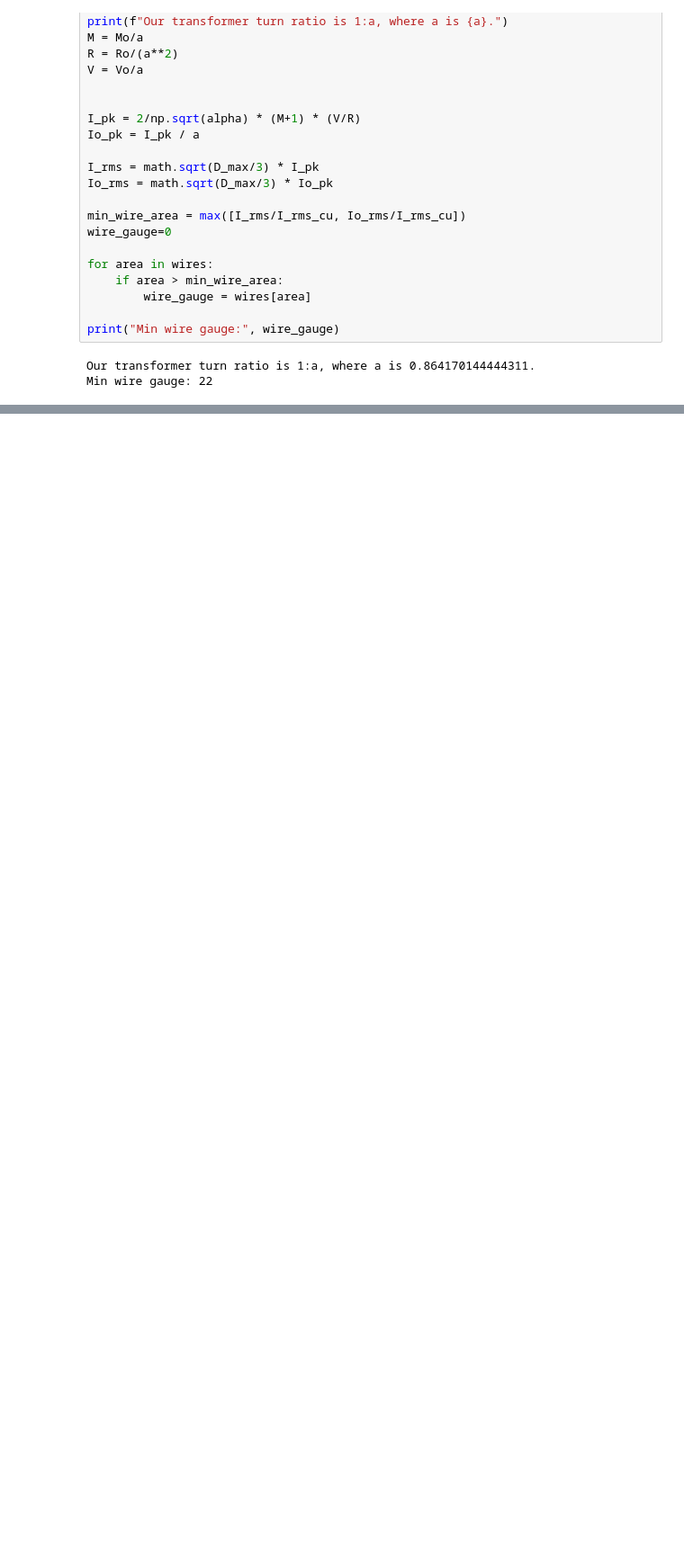
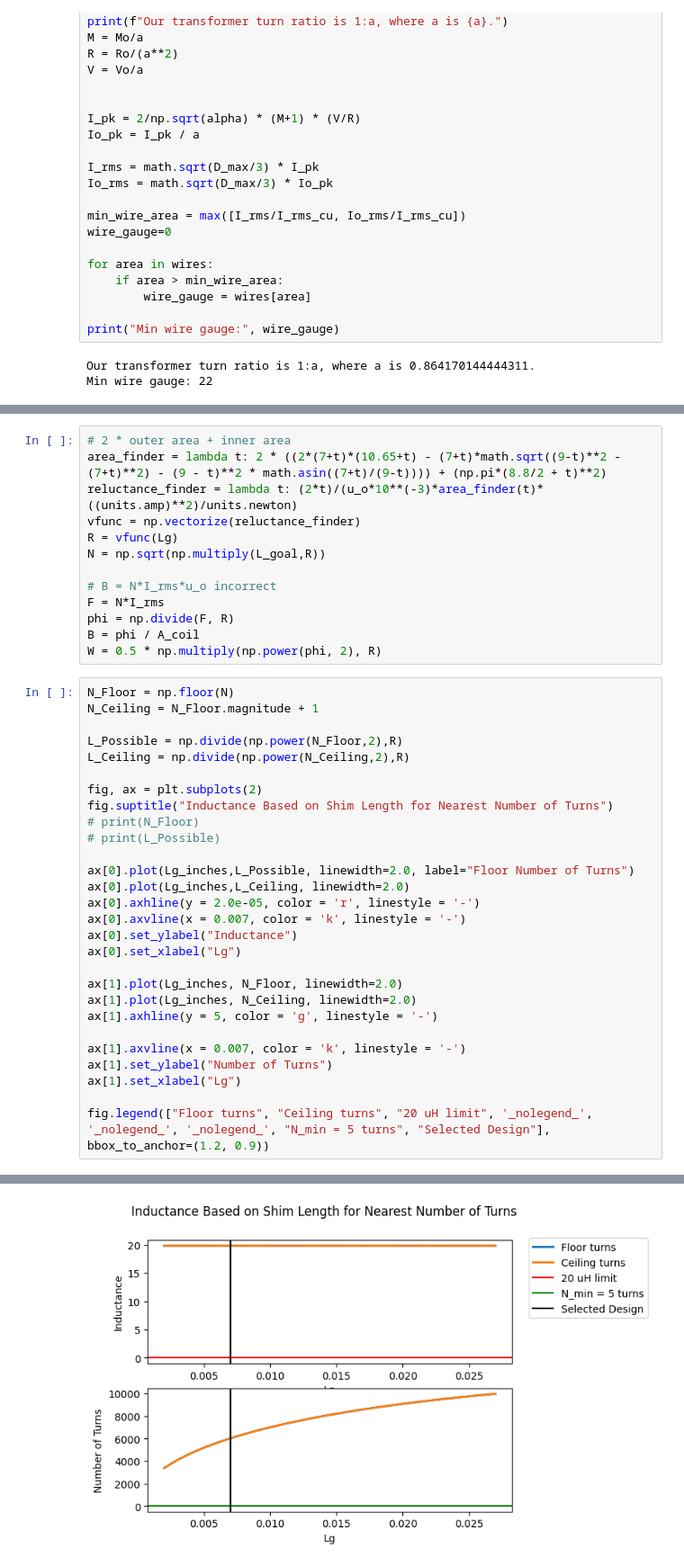
Before and after one commit to lila-smith/power-electronics-spring-2024, a Jupyter notebook: lab6/prelab.ipynb, the cells around one changed output, grey strips where cells are left out. Shown at 90% size. Cells and saved outputs as stored; diff of their text form; blank space fills up the shorter version.

```diff
--- a/lab6/prelab.ipynb
+++ b/lab6/prelab.ipynb
@@ -86,0 +98,42 @@ W_max = 0.5 * L_goal * I_pk**2
+# %%
+# 2 * outer area + inner area
+area_finder = lambda t: 2 * ((2*(7+t)*(10.65+t) - (7+t)*math.sqrt((9-t)**2 - (7+t)**2) - (9 - t)**2 * math.asin((7+t)/(9-t)))) + (np.pi*(8.8/2 + t)**2)
+reluctance_finder = lambda t: (2*t)/(u_o*10**(-3)*area_finder(t)*((units.amp)**2)/units.newton)
+vfunc = np.vectorize(reluctance_finder)
+R = vfunc(Lg)
+N = np.sqrt(np.multiply(L_goal,R))
+
+# B = N*I_rms*u_o incorrect
+F = N*I_rms
+phi = np.divide(F, R)
+B = phi / A_coil
+W = 0.5 * np.multiply(np.power(phi, 2), R)
+# %%
+N_Floor = np.floor(N)
+N_Ceiling = N_Floor.magnitude + 1
+
+L_Possible = np.divide(np.power(N_Floor,2),R)
+L_Ceiling = np.divide(np.power(N_Ceiling,2),R)
+
+fig, ax = plt.subplots(2)
+fig.suptitle("Inductance Based on Shim Length for Nearest Number of Turns")
+# print(N_Floor)
+# print(L_Possible)
+
+ax[0].plot(Lg_inches,L_Possible, linewidth=2.0, label="Floor Number of Turns")
+ax[0].plot(Lg_inches,L_Ceiling, linewidth=2.0)
+ax[0].axhline(y = 2.0e-05, color = 'r', linestyle = '-')
+ax[0].axvline(x = 0.007, color = 'k', linestyle = '-')
+ax[0].set_ylabel("Inductance")
+ax[0].set_xlabel("Lg")
+
+ax[1].plot(Lg_inches, N_Floor, linewidth=2.0)
+ax[1].plot(Lg_inches, N_Ceiling, linewidth=2.0)
+ax[1].axhline(y = 5, color = 'g', linestyle = '-')
+
+ax[1].axvline(x = 0.007, color = 'k', linestyle = '-')
+ax[1].set_ylabel("Number of Turns")
+ax[1].set_xlabel("Lg")
+
+fig.legend(["Floor turns", "Ceiling turns", "20 uH limit", '_nolegend_', '_nolegend_', '_nolegend_', "N_min = 5 turns", "Selected Design"], bbox_to_anchor=(1.2, 0.9))
+# %% [output]
@@ -86,0 +141 @@ W_max = 0.5 * L_goal * I_pk**2
+[figure, added]
```
Also changed, not shown: parts of 3 cells of this notebook.
